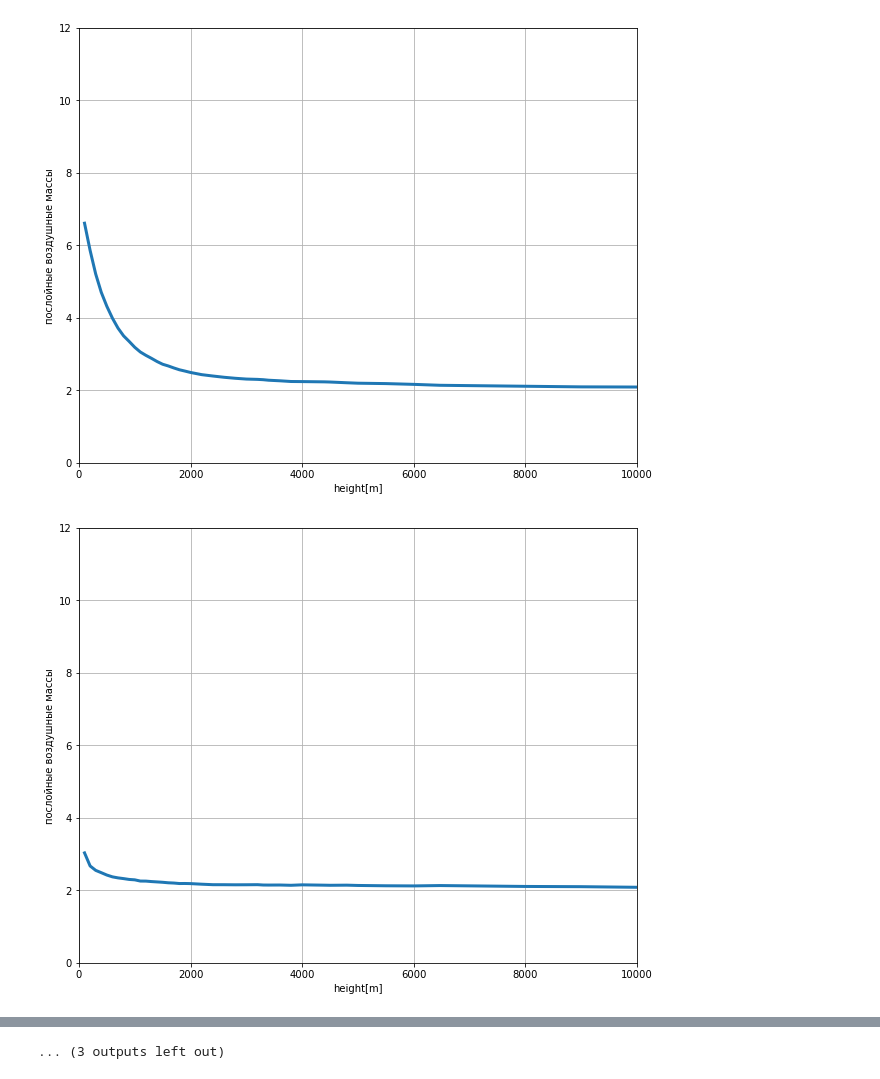
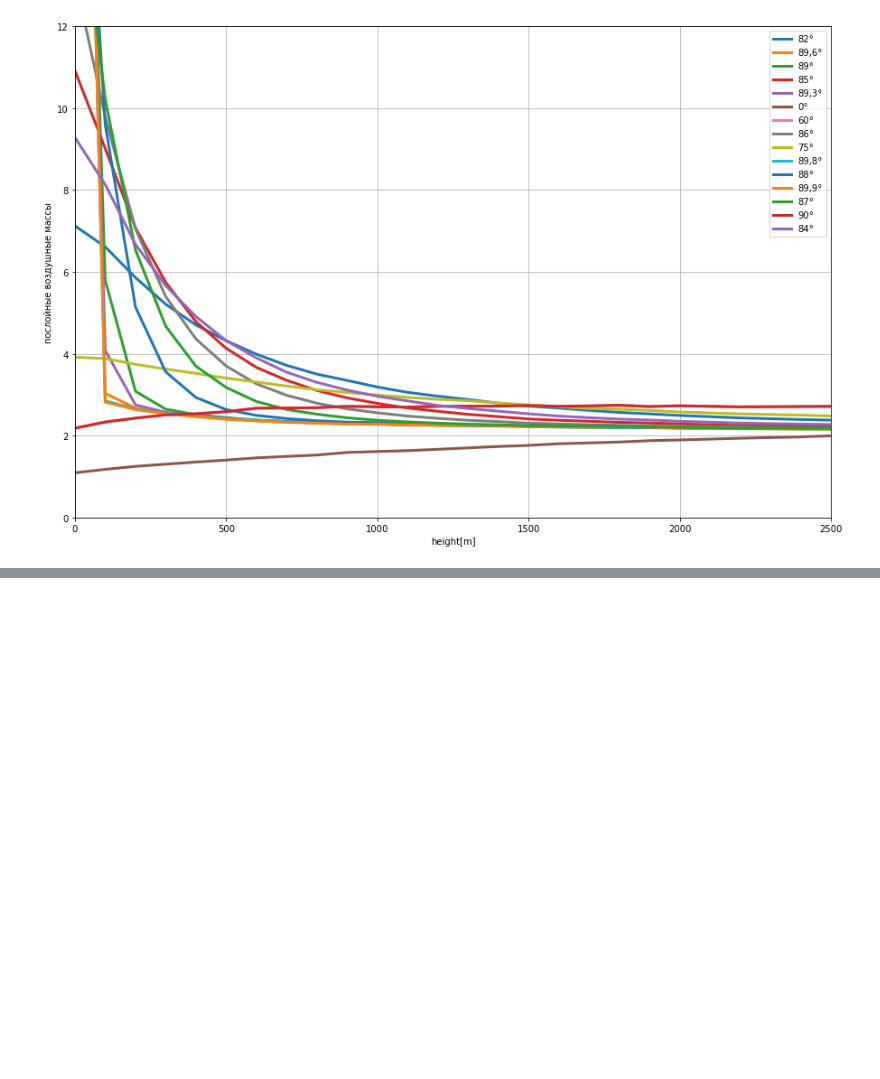
Before and after one commit to Mkrie/thesis, a Jupyter notebook: notebooks/weight_functions.ipynb, the cells around one changed output, grey strips where cells are left out. Saved outputs shown, nothing was run; the diff lists cells and outputs as text; code cells hidden in the pictures; blank space fills up the shorter version.

```diff
--- a/notebooks/weight_functions.ipynb
+++ b/notebooks/weight_functions.ipynb
@@ -3,25 +3,31 @@ import matplotlib.pyplot as plt
 import csv
 from pathlib import Path
 # %%
+plt.figure(figsize=(15, 10))
 for txt_path in Path(Path.cwd().parent,
                      "data", "dataset_1_csv").glob("*.csv"):
     with open(txt_path, "r") as csv_file:
         reader = csv.reader(csv_file)
         tup_coords: tuple[tuple[str]] = tuple(reader)
-        plt.figure(figsize=(10, 8))
         plt.grid()
         plt.ylim(0, 12)
-        plt.xlim(0, 10000)
+        plt.xlim(0, 2500)
         plt.xlabel("height[m]")
         plt.ylabel("послойные воздушные массы")
         #plt.title(txt_path.name.replace(".csv", "").replace("_", " "))
+        label=txt_path.name.replace(".csv", "").replace("_", " ").split()[1:]
+        if len(label)==1:
+            label=f"{label[0]}°"
+        else:
+            label=f"{label[0]},{label[1]}°"
         plt.plot(tuple(float(x[0])*1000 for x in tup_coords),
                  tuple(float(x[1]) for x in tup_coords),
-                 linewidth=3)
+                 linewidth=3,
+                 label=label)
         #plt.xscale('log')
         #print(txt_path.name)
 
+plt.legend()
 plt.show()
 # %% [output]
-[figure, old version]
+[figure, new version]
-[figure, removed]
@@ -38 +33,0 @@ plt.show()
-... (3 outputs left out)
```
Also changed, not shown: parts of 1 cell of this notebook, 17 other files.
